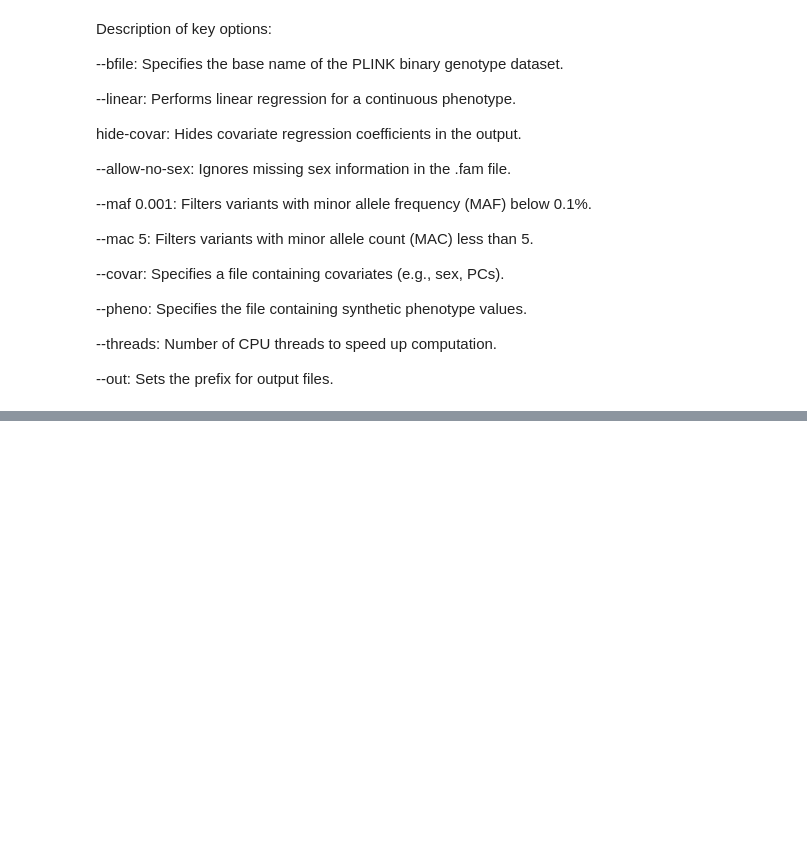
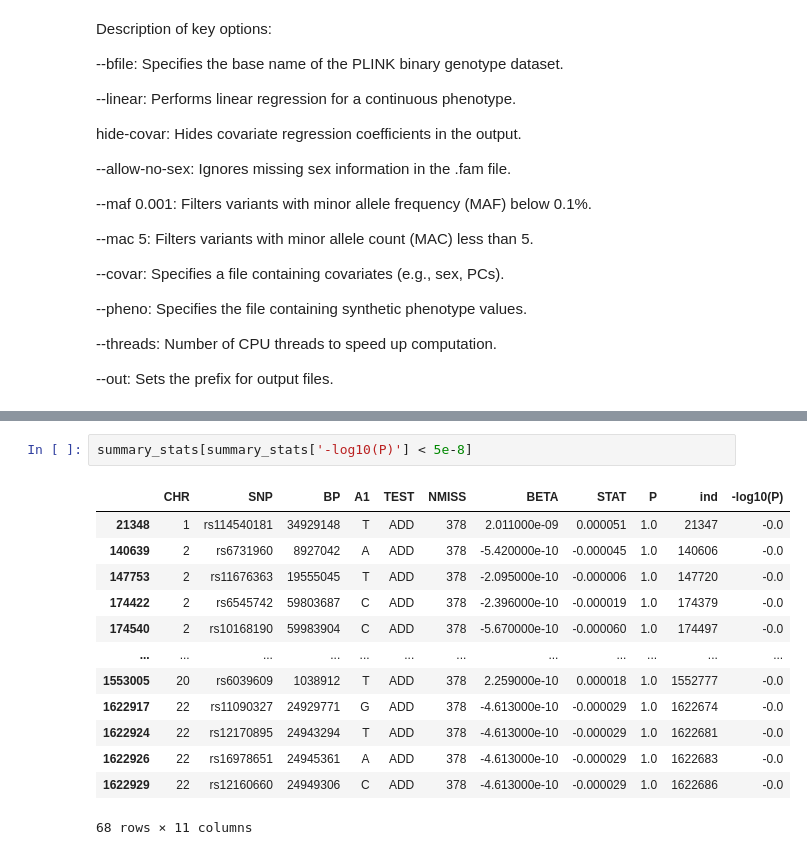
Before and after one commit to Ziqiyang72960/MixEHR-SAGE, a Jupyter notebook: Phenotyping_and_PheWAS_Using_MixEHR_Seed.ipynb, the cells around one changed output, grey strips where cells are left out. Drawn from its saved outputs; the diff is of its cells as text; blank space fills up the shorter version.

```diff
--- a/Phenotyping_and_PheWAS_Using_MixEHR_Seed.ipynb
+++ b/Phenotyping_and_PheWAS_Using_MixEHR_Seed.ipynb
@@ -708,3 +968,19 @@ plt.show()
+# %%
+summary_stats[summary_stats['-log10(P)'] < 5e-8]
+# %% [output]
+|  | CHR | SNP | BP | A1 | TEST | NMISS | BETA | STAT | P | ind | -log10(P) |
+| 21348 | 1 | rs114540181 | 34929148 | T | ADD | 378 | 2.011000e-09 | 0.000051 | 1.0 | 21347 | -0.0 |
+| 140639 | 2 | rs6731960 | 8927042 | A | ADD | 378 | -5.420000e-10 | -0.000045 | 1.0 | 140606 | -0.0 |
+| 147753 | 2 | rs11676363 | 19555045 | T | ADD | 378 | -2.095000e-10 | -0.000006 | 1.0 | 147720 | -0.0 |
+| 174422 | 2 | rs6545742 | 59803687 | C | ADD | 378 | -2.396000e-10 | -0.000019 | 1.0 | 174379 | -0.0 |
+| 174540 | 2 | rs10168190 | 59983904 | C | ADD | 378 | -5.670000e-10 | -0.000060 | 1.0 | 174497 | -0.0 |
+| ... | ... | ... | ... | ... | ... | ... | ... | ... | ... | ... | ... |
+| 1553005 | 20 | rs6039609 | 1038912 | T | ADD | 378 | 2.259000e-10 | 0.000018 | 1.0 | 1552777 | -0.0 |
+| 1622917 | 22 | rs11090327 | 24929771 | G | ADD | 378 | -4.613000e-10 | -0.000029 | 1.0 | 1622674 | -0.0 |
+| 1622924 | 22 | rs12170895 | 24943294 | T | ADD | 378 | -4.613000e-10 | -0.000029 | 1.0 | 1622681 | -0.0 |
+| 1622926 | 22 | rs16978651 | 24945361 | A | ADD | 378 | -4.613000e-10 | -0.000029 | 1.0 | 1622683 | -0.0 |
+| 1622929 | 22 | rs12160660 | 24949306 | C | ADD | 378 | -4.613000e-10 | -0.000029 | 1.0 | 1622686 | -0.0 |
+68 rows × 11 columns
 # %% [markdown]
 # Practice and exercise afterward
 
```
Also changed, not shown: parts of 70 cells of this notebook.
